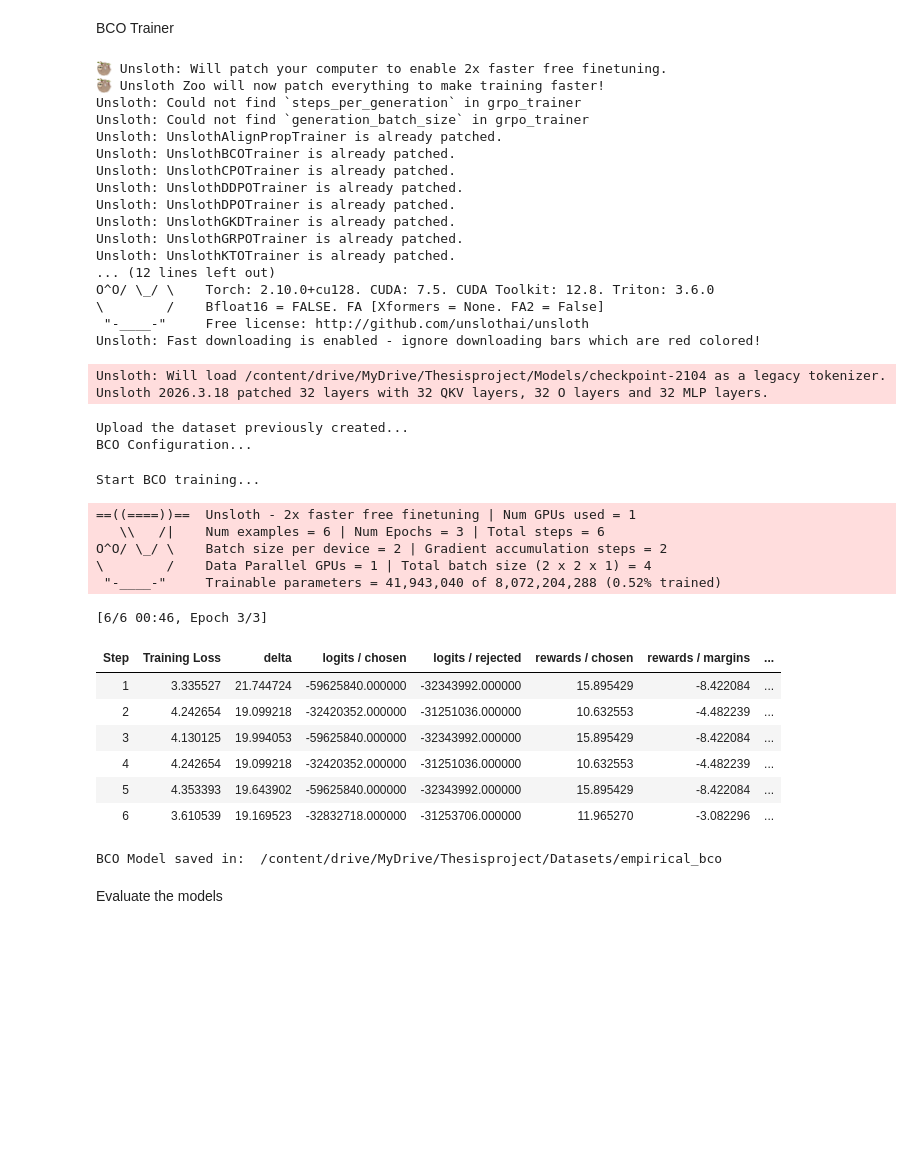
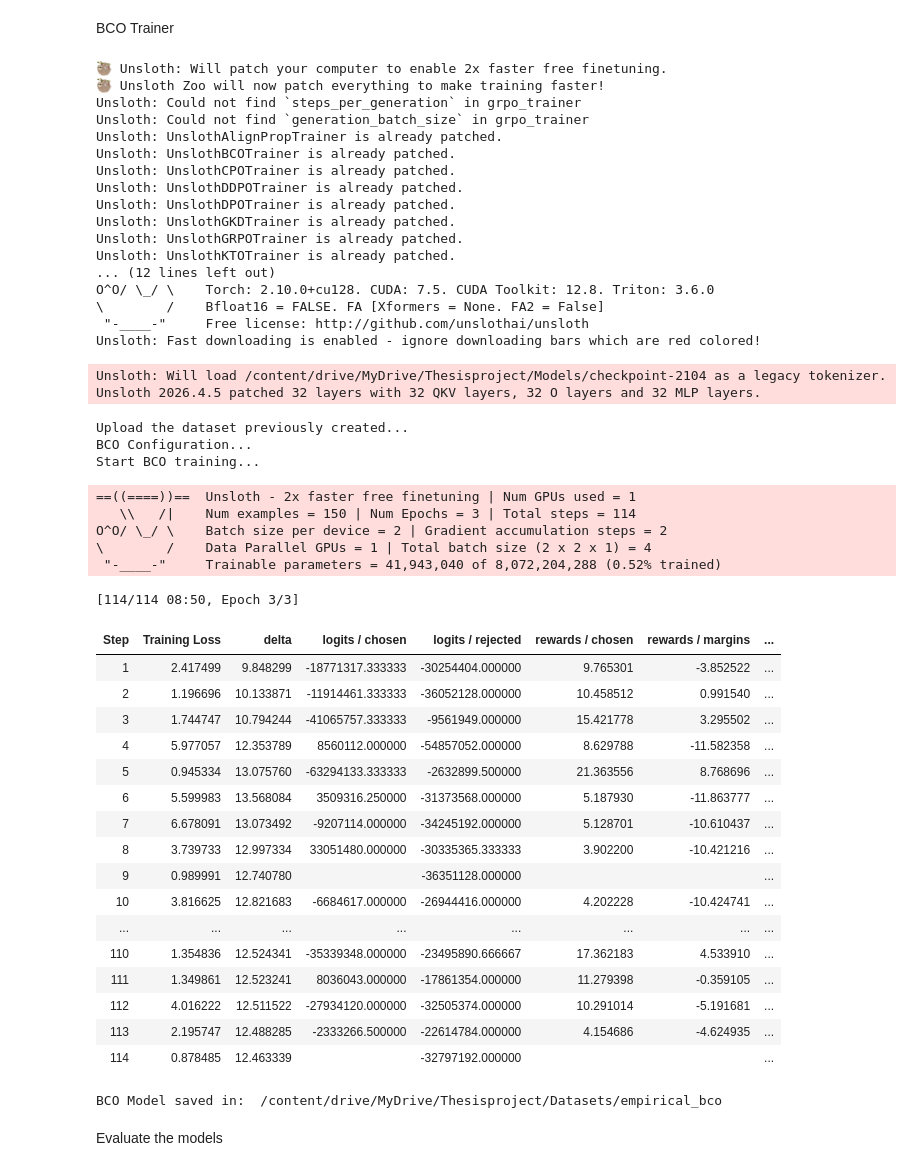
Before and after one commit to Theommy01/PhishingGenerationRL, a Jupyter notebook: Model.ipynb, the cells around one changed output. Cells and saved outputs as stored; diff of their text form; code cells hidden in the pictures; blank space fills up the shorter version.

```diff
--- a/Model.ipynb
+++ b/Model.ipynb
@@ -803,7 +770,8 @@ PatchFastRL("BCO", FastLanguageModel)
 torch.cuda.empty_cache()
 gc.collect()
 
-dataset_path = "/content/drive/MyDrive/Thesisproject/Dataset/empirical_dataset_kto_bco.jsonl"
+#dataset_path = "/content/drive/MyDrive/Thesisproject/Dataset/empirical_dataset_kto_bco.jsonl"
+dataset_path = "/content/drive/MyDrive/Thesisproject/Dataset/starting_dataset.jsonl"
 sft_model_path = "/content/drive/MyDrive/Thesisproject/Models/checkpoint-2104"
 output_dir_bco = "/content/drive/MyDrive/Thesisproject/Datasets/empirical_bco"
 
@@ -845,49 +813,59 @@ bco_trainer = BCOTrainer(
     tokenizer=tokenizer,
 )
 
 bco_trainer._get_train_sampler = lambda *args, **kwargs: super(type(bco_trainer), bco_trainer)._get_train_sampler()
 
 print("Start BCO training...")
 bco_trainer.train()
 bco_trainer.save_model(output_dir_bco)
 print("BCO Model saved in: ", output_dir_bco)
 # %% [output]
 🦥 Unsloth: Will patch your computer to enable 2x faster free finetuning.
 🦥 Unsloth Zoo will now patch everything to make training faster!
 Unsloth: Could not find `steps_per_generation` in grpo_trainer
 Unsloth: Could not find `generation_batch_size` in grpo_trainer
 Unsloth: UnslothAlignPropTrainer is already patched.
 Unsloth: UnslothBCOTrainer is already patched.
 Unsloth: UnslothCPOTrainer is already patched.
 Unsloth: UnslothDDPOTrainer is already patched.
 Unsloth: UnslothDPOTrainer is already patched.
 Unsloth: UnslothGKDTrainer is already patched.
 Unsloth: UnslothGRPOTrainer is already patched.
 Unsloth: UnslothKTOTrainer is already patched.
 ... (12 lines left out)
 O^O/ \_/ \    Torch: 2.10.0+cu128. CUDA: 7.5. CUDA Toolkit: 12.8. Triton: 3.6.0
 \        /    Bfloat16 = FALSE. FA [Xformers = None. FA2 = False]
  "-____-"     Free license: http://github.com/unslothai/unsloth
 Unsloth: Fast downloading is enabled - ignore downloading bars which are red colored!
 Unsloth: Will load /content/drive/MyDrive/Thesisproject/Models/checkpoint-2104 as a legacy tokenizer.
-Unsloth 2026.3.18 patched 32 layers with 32 QKV layers, 32 O layers and 32 MLP layers.
+Unsloth 2026.4.5 patched 32 layers with 32 QKV layers, 32 O layers and 32 MLP layers.
 Upload the dataset previously created...
 BCO Configuration...
+Start BCO training...
-Start BCO training...
+==((====))==  Unsloth - 2x faster free finetuning | Num GPUs used = 1
+   \\   /|    Num examples = 150 | Num Epochs = 3 | Total steps = 114
+O^O/ \_/ \    Batch size per device = 2 | Gradient accumulation steps = 2
+\        /    Data Parallel GPUs = 1 | Total batch size (2 x 2 x 1) = 4
+ "-____-"     Trainable parameters = 41,943,040 of 8,072,204,288 (0.52% trained)
-==((====))==  Unsloth - 2x faster free finetuning | Num GPUs used = 1
-   \\   /|    Num examples = 6 | Num Epochs = 3 | Total steps = 6
-O^O/ \_/ \    Batch size per device = 2 | Gradient accumulation steps = 2
-\        /    Data Parallel GPUs = 1 | Total batch size (2 x 2 x 1) = 4
- "-____-"     Trainable parameters = 41,943,040 of 8,072,204,288 (0.52% trained)
+[114/114 08:50, Epoch 3/3]
+| Step | Training Loss | delta | logits / chosen | logits / rejected | rewards / chosen | rewards / margins | ... |
+| 1 | 2.417499 | 9.848299 | -18771317.333333 | -30254404.000000 | 9.765301 | -3.852522 | ... |
+| 2 | 1.196696 | 10.133871 | -11914461.333333 | -36052128.000000 | 10.458512 | 0.991540 | ... |
+| 3 | 1.744747 | 10.794244 | -41065757.333333 | -9561949.000000 | 15.421778 | 3.295502 | ... |
+| 4 | 5.977057 | 12.353789 | 8560112.000000 | -54857052.000000 | 8.629788 | -11.582358 | ... |
+| 5 | 0.945334 | 13.075760 | -63294133.333333 | -2632899.500000 | 21.363556 | 8.768696 | ... |
+| 6 | 5.599983 | 13.568084 | 3509316.250000 | -31373568.000000 | 5.187930 | -11.863777 | ... |
+| 7 | 6.678091 | 13.073492 | -9207114.000000 | -34245192.000000 | 5.128701 | -10.610437 | ... |
+| 8 | 3.739733 | 12.997334 | 33051480.000000 | -30335365.333333 | 3.902200 | -10.421216 | ... |
+| 9 | 0.989991 | 12.740780 |  | -36351128.000000 |  |  | ... |
+| 10 | 3.816625 | 12.821683 | -6684617.000000 | -26944416.000000 | 4.202228 | -10.424741 | ... |
+| ... | ... | ... | ... | ... | ... | ... | ... |
+| 110 | 1.354836 | 12.524341 | -35339348.000000 | -23495890.666667 | 17.362183 | 4.533910 | ... |
+| 111 | 1.349861 | 12.523241 | 8036043.000000 | -17861354.000000 | 11.279398 | -0.359105 | ... |
+| 112 | 4.016222 | 12.511522 | -27934120.000000 | -32505374.000000 | 10.291014 | -5.191681 | ... |
+| 113 | 2.195747 | 12.488285 | -2333266.500000 | -22614784.000000 | 4.154686 | -4.624935 | ... |
+| 114 | 0.878485 | 12.463339 |  | -32797192.000000 |  |  | ... |
-[6/6 00:46, Epoch 3/3]
+BCO Model saved in:  /content/drive/MyDrive/Thesisproject/Datasets/empirical_bco
-| Step | Training Loss | delta | logits / chosen | logits / rejected | rewards / chosen | rewards / margins | ... |
-| 1 | 3.335527 | 21.744724 | -59625840.000000 | -32343992.000000 | 15.895429 | -8.422084 | ... |
-| 2 | 4.242654 | 19.099218 | -32420352.000000 | -31251036.000000 | 10.632553 | -4.482239 | ... |
-| 3 | 4.130125 | 19.994053 | -59625840.000000 | -32343992.000000 | 15.895429 | -8.422084 | ... |
-| 4 | 4.242654 | 19.099218 | -32420352.000000 | -31251036.000000 | 10.632553 | -4.482239 | ... |
-| 5 | 4.353393 | 19.643902 | -59625840.000000 | -32343992.000000 | 15.895429 | -8.422084 | ... |
-| 6 | 3.610539 | 19.169523 | -32832718.000000 | -31253706.000000 | 11.965270 | -3.082296 | ... |
-BCO Model saved in:  /content/drive/MyDrive/Thesisproject/Datasets/empirical_bco
 # %% [markdown]
 Evaluate the models
 # %%
```
Also changed, not shown: parts of 27 cells of this notebook.
